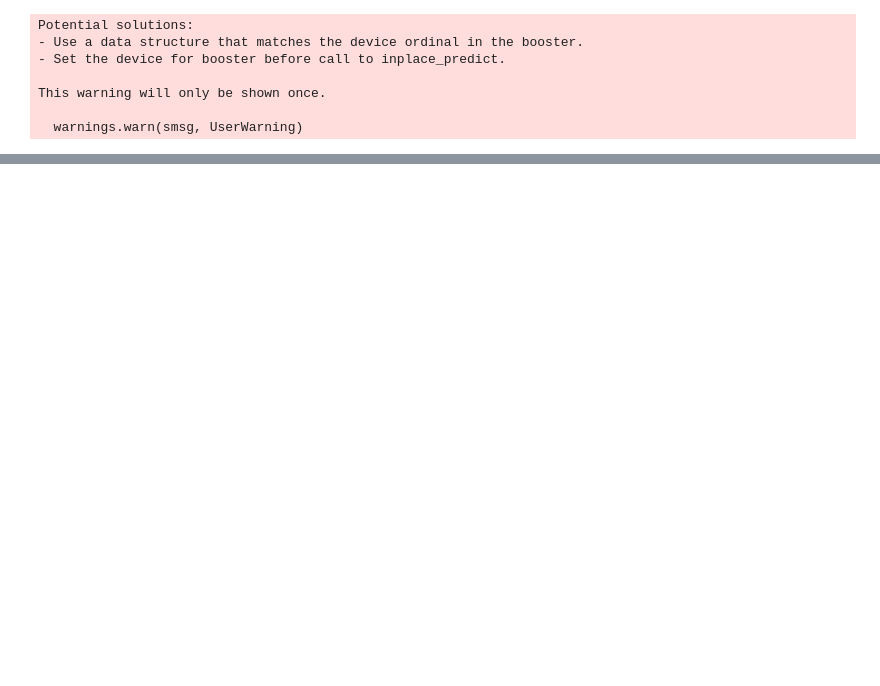
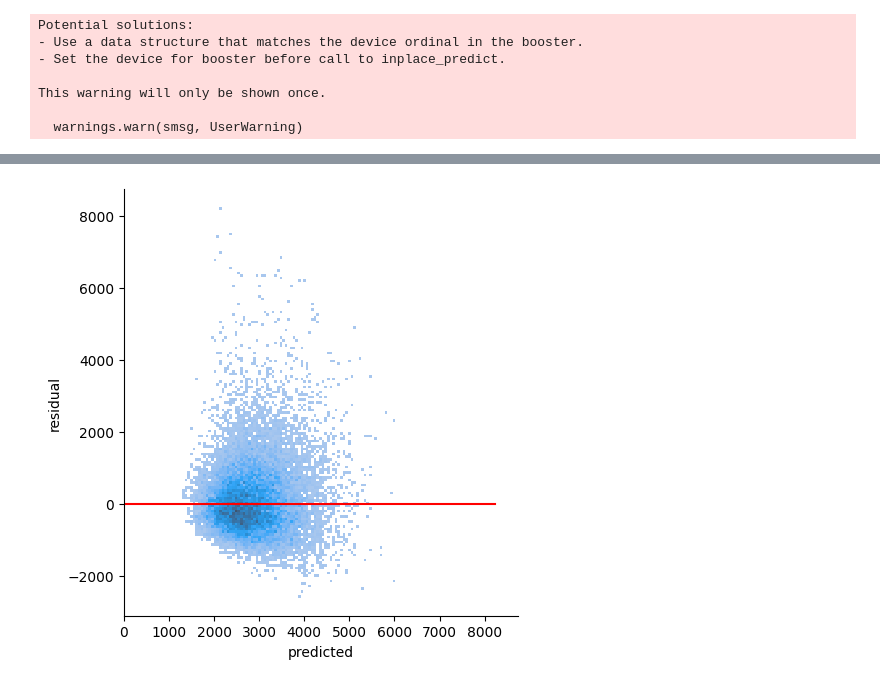
Before and after one commit to AhmetZamanis/MixedEffectsRegressionDeliveryTimes, a Jupyter notebook: 3_XGB.ipynb, the cells around one changed output, grey strips where cells are left out. Saved outputs shown, nothing was run; the diff lists cells and outputs as text; code cells hidden in the pictures; blank space fills up the shorter version.

```diff
--- a/3_XGB.ipynb
+++ b/3_XGB.ipynb
@@ -259,0 +255,12 @@ _ = plt.title("residual distribution")
+# %%
+# Predicted vs residual
+low_end = min(df_pred.residual)
+max_resids = max(df_pred.residual)
+_ = sns.displot(data = df_pred, x = "preds", y= "residual")
+_ = plt.plot([0, max_resids], [0, 0], c = "red")
+_ = plt.xlim(0, max_resids + 500)
+_ = plt.ylim(low_end - 500, max_resids + 500)
+_ = plt.xlabel("predicted")
+_ = plt.ylabel("residual")
+# %% [output]
+[figure, added]
```
Also changed, not shown: parts of 24 cells of this notebook, 1 other file.
